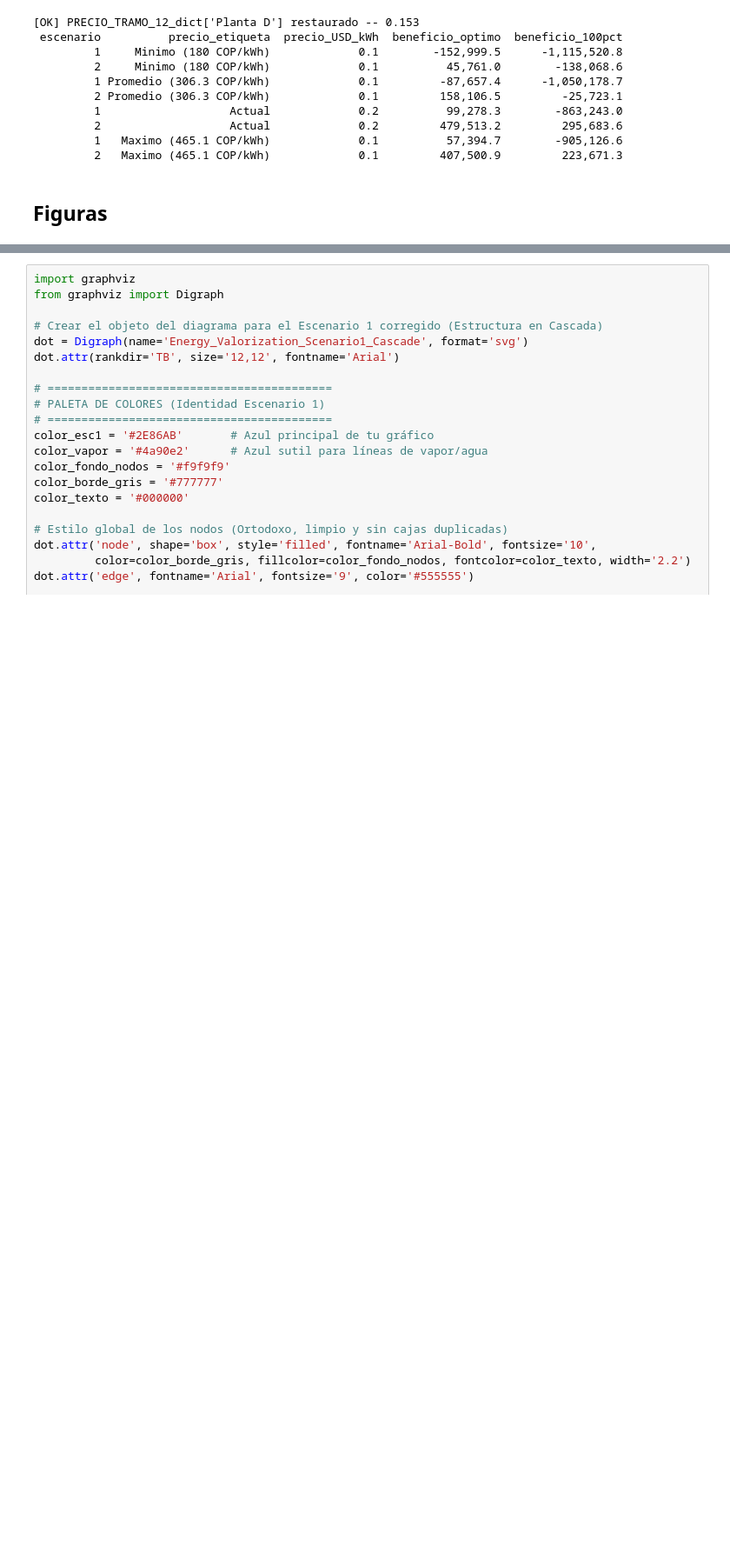
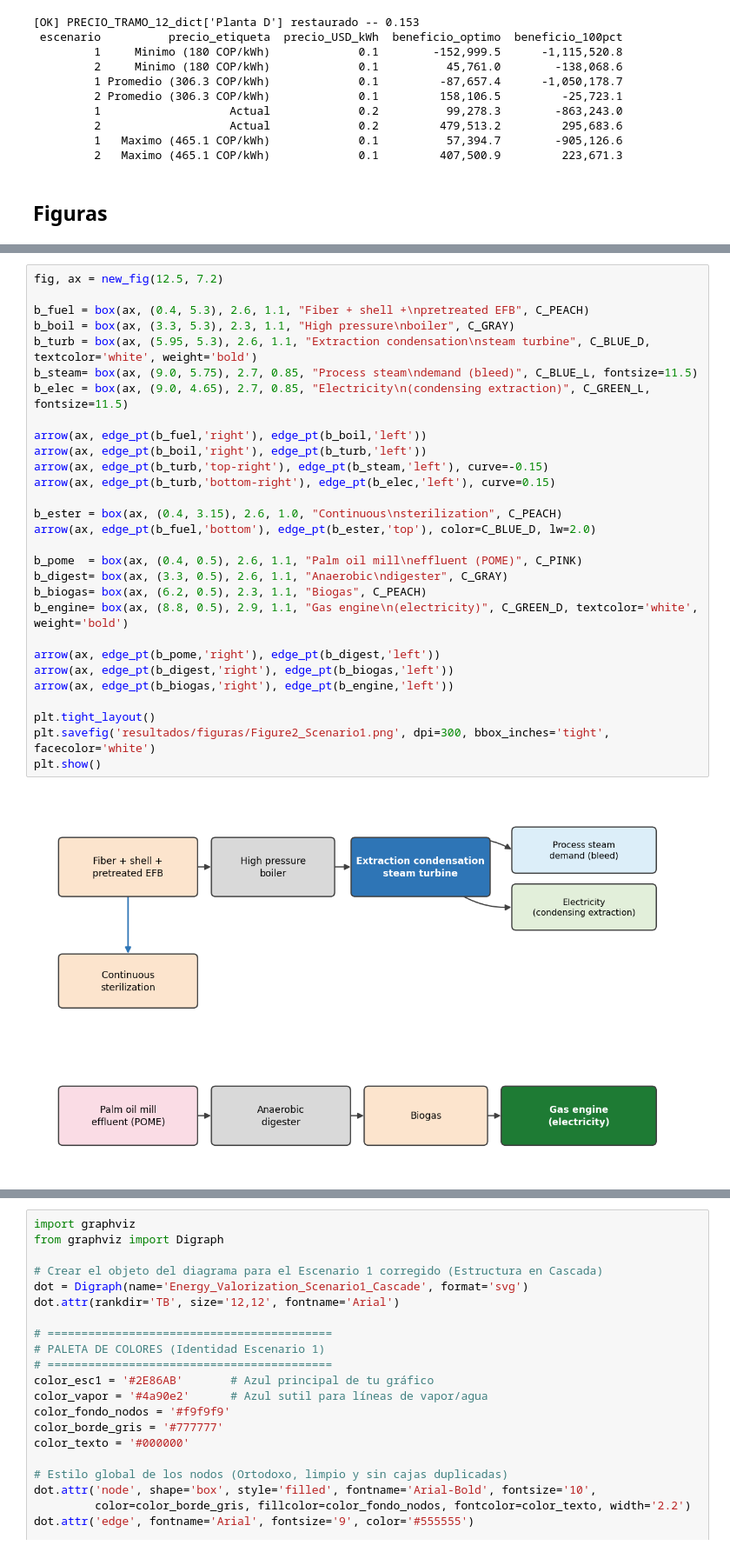
Before and after one commit to juncal0/valorizacion-biomasa-palma, a Jupyter notebook: 02_notebook_v4_modular.ipynb, the cells around one changed output, grey strips where cells are left out. Shown at 87% size. Drawn from its saved outputs; the diff is of its cells as text; blank space fills up the shorter version.

```diff
--- a/02_notebook_v4_modular.ipynb
+++ b/02_notebook_v4_modular.ipynb
@@ -5944,0 +5877,31 @@ print(df_D.to_string(index=False))
+# %%
+fig, ax = new_fig(12.5, 7.2)
+
+b_fuel = box(ax, (0.4, 5.3), 2.6, 1.1, "Fiber + shell +\npretreated EFB", C_PEACH)
+b_boil = box(ax, (3.3, 5.3), 2.3, 1.1, "High pressure\nboiler", C_GRAY)
+b_turb = box(ax, (5.95, 5.3), 2.6, 1.1, "Extraction condensation\nsteam turbine", C_BLUE_D, textcolor='white', weight='bold')
+b_steam= box(ax, (9.0, 5.75), 2.7, 0.85, "Process steam\ndemand (bleed)", C_BLUE_L, fontsize=11.5)
+b_elec = box(ax, (9.0, 4.65), 2.7, 0.85, "Electricity\n(condensing extraction)", C_GREEN_L, fontsize=11.5)
+
+arrow(ax, edge_pt(b_fuel,'right'), edge_pt(b_boil,'left'))
+arrow(ax, edge_pt(b_boil,'right'), edge_pt(b_turb,'left'))
+arrow(ax, edge_pt(b_turb,'top-right'), edge_pt(b_steam,'left'), curve=-0.15)
+arrow(ax, edge_pt(b_turb,'bottom-right'), edge_pt(b_elec,'left'), curve=0.15)
+
+b_ester = box(ax, (0.4, 3.15), 2.6, 1.0, "Continuous\nsterilization", C_PEACH)
+arrow(ax, edge_pt(b_fuel,'bottom'), edge_pt(b_ester,'top'), color=C_BLUE_D, lw=2.0)
+
+b_pome  = box(ax, (0.4, 0.5), 2.6, 1.1, "Palm oil mill\neffluent (POME)", C_PINK)
+b_digest= box(ax, (3.3, 0.5), 2.6, 1.1, "Anaerobic\ndigester", C_GRAY)
+b_biogas= box(ax, (6.2, 0.5), 2.3, 1.1, "Biogas", C_PEACH)
+b_engine= box(ax, (8.8, 0.5), 2.9, 1.1, "Gas engine\n(electricity)", C_GREEN_D, textcolor='white', weight='bold')
+
+arrow(ax, edge_pt(b_pome,'right'), edge_pt(b_digest,'left'))
+arrow(ax, edge_pt(b_digest,'right'), edge_pt(b_biogas,'left'))
+arrow(ax, edge_pt(b_biogas,'right'), edge_pt(b_engine,'left'))
+
+plt.tight_layout()
+plt.savefig('resultados/figuras/Figure2_Scenario1.png', dpi=300, bbox_inches='tight', facecolor='white')
+plt.show()
+# %% [output]
+[figure, added]
```
Also changed, not shown: parts of 13 cells of this notebook, 6 other files.
